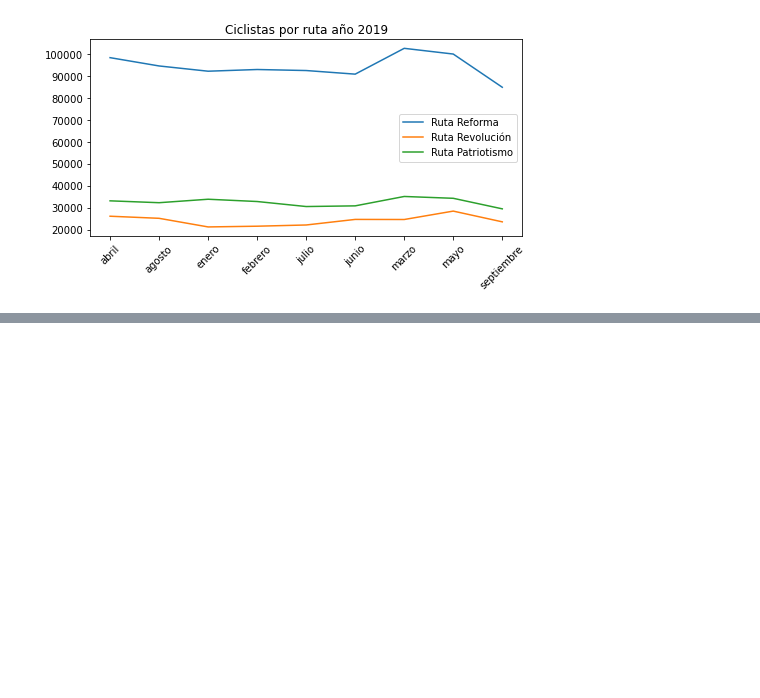
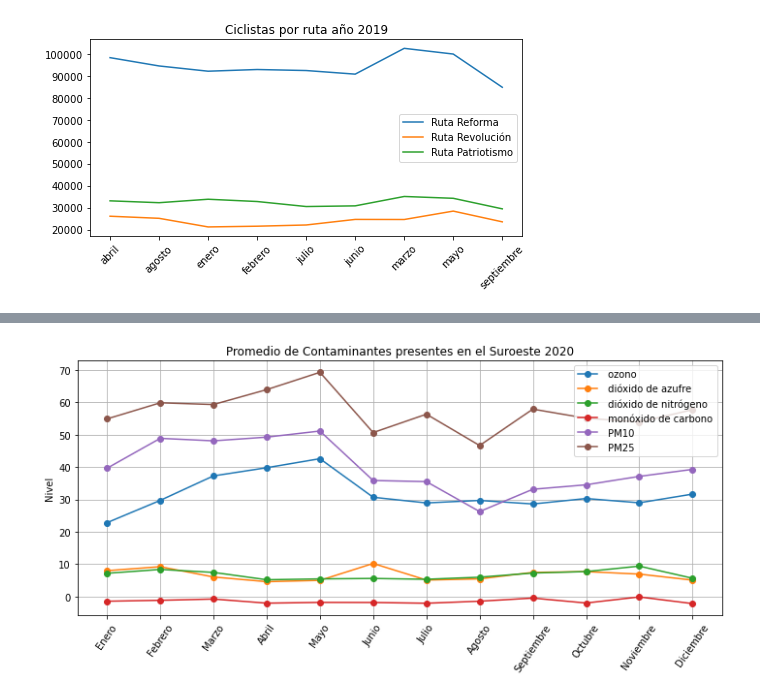
Before and after one commit to JonathanMartignon/Data_CDMX_Un_Aire_No_Tan_Bueno, a Jupyter notebook: Notebook/Notebook_Exploratorio.ipynb, the cells around one changed output, grey strips where cells are left out. Drawn from its saved outputs; the diff is of its cells as text; code cells hidden in the pictures; blank space fills up the shorter version.

```diff
--- a/Notebook/Notebook_Exploratorio.ipynb
+++ b/Notebook/Notebook_Exploratorio.ipynb
@@ -724,0 +777,4 @@ plt.show()
+# %%
+Grafica_Imeca('Suroeste',imeca_2020_group)
+# %% [output]
+[figure, added]
```
Also changed, not shown: parts of 12 cells of this notebook, 10 other files.
